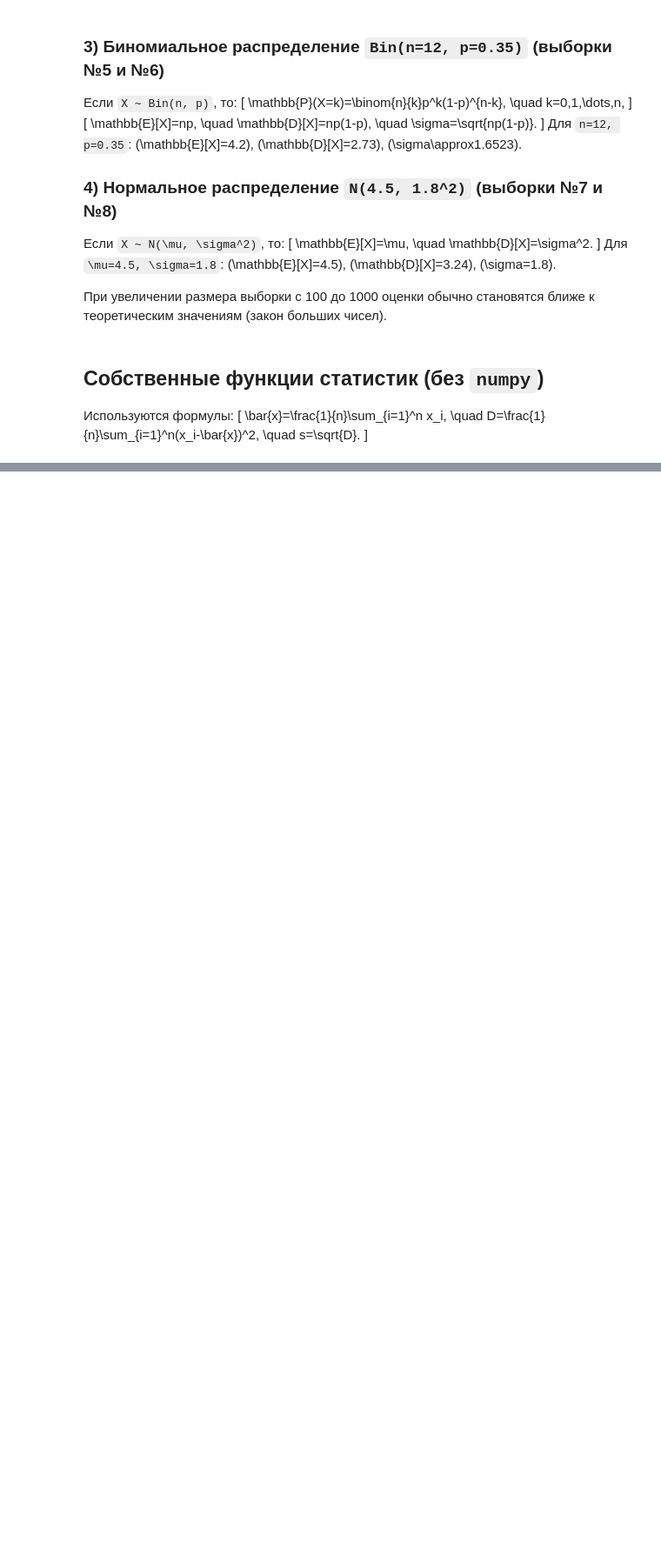
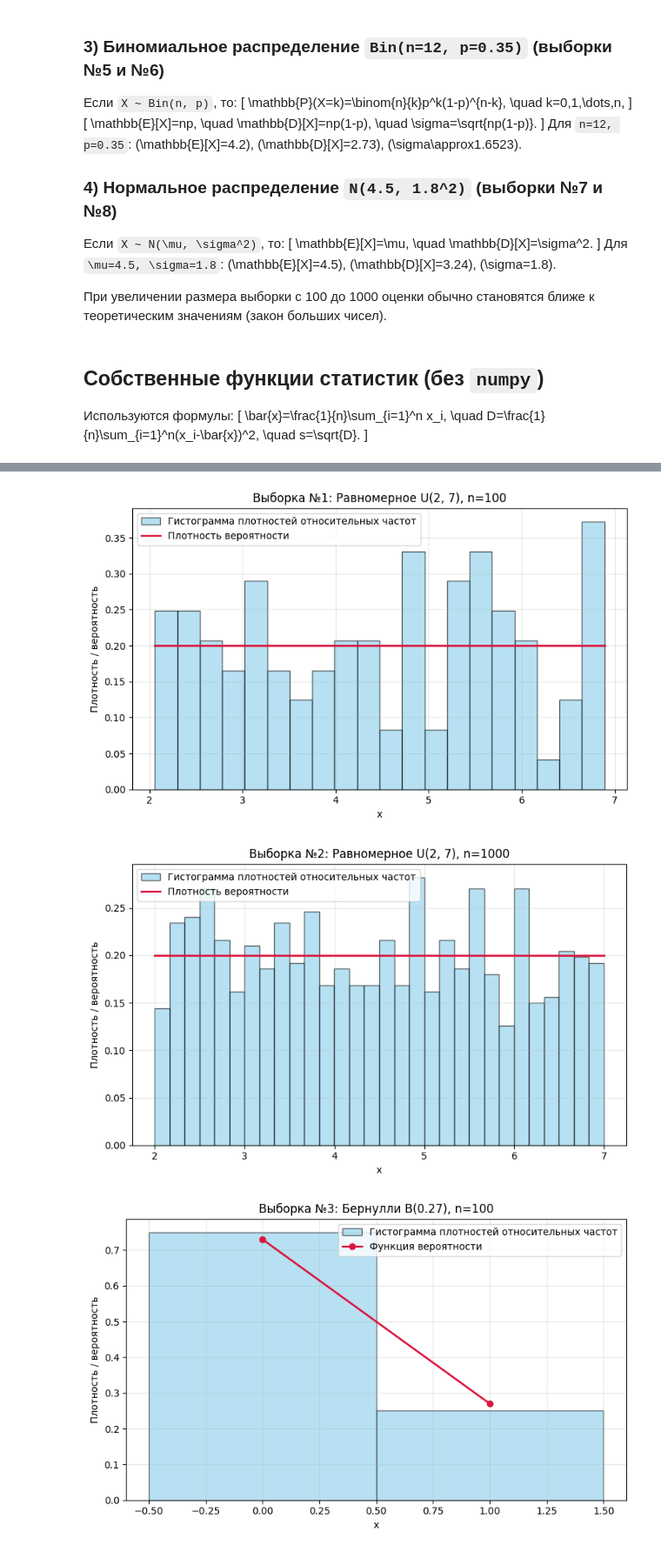
Before and after one commit to didgiffi-dvfu/6-semester, a Jupyter notebook: lab1.ipynb, the cells around one changed output, grey strips where cells are left out. Shown at 87% size. Cells and saved outputs as stored; diff of their text form; code cells hidden in the pictures; blank space fills up the shorter version.

```diff
--- a/lab1.ipynb
+++ b/lab1.ipynb
@@ -132,0 +167,70 @@ std_my = {name: std(sample,) for name, sample in samples.items()}
+# %%
+plot_config = [
+    (1, "uniform_100", "Равномерное U(2, 7), n=100", "continuous", "uniform"),
+    (2, "uniform_1000", "Равномерное U(2, 7), n=1000", "continuous", "uniform"),
+    (3, "bernoulli_100", "Бернулли B(0.27), n=100", "discrete", "bernoulli"),
+    (4, "bernoulli_1000", "Бернулли B(0.27), n=1000", "discrete", "bernoulli"),
+    (5, "binom_100", "Биномиальное Bin(12, 0.35), n=100", "discrete", "binom"),
+    (6, "binom_1000", "Биномиальное Bin(12, 0.35), n=1000", "discrete", "binom"),
+    (7, "norm_100", "Нормальное N(4.5, 1.8^2), n=100", "continuous", "norm"),
+    (8, "norm_1000", "Нормальное N(4.5, 1.8^2), n=1000", "continuous", "norm"),
+]
+
+for sample_number, sample_name, title, dist_kind, dist_name in plot_config:
+    sample = samples[sample_name]
+    plt.figure(figsize=(8, 5))
+
+    if dist_kind == "continuous":
+        bins_count = 20 if len(sample) <= 100 else 30
+        plt.hist(
+            sample,
+            bins=bins_count,
+            density=True,
+            alpha=0.6,
+            color="skyblue",
+            edgecolor="black",
+            label="Гистограмма плотностей относительных частот",
+        )
+
+        x = np.linspace(np.min(sample), np.max(sample), 400)
+        if dist_name == "uniform":
+            y = st.uniform.pdf(x, loc=2, scale=5)
+        else:
+            y = st.norm.pdf(x, loc=4.5, scale=1.8)
+
+        plt.plot(x, y, color="crimson", linewidth=2, label="Плотность вероятности")
+
+    else:
+        x_min = int(np.min(sample))
+        x_max = int(np.max(sample))
+        values = np.arange(x_min, x_max + 1)
+        bins = np.arange(x_min - 0.5, x_max + 1.5, 1)
+
+        plt.hist(
+            sample,
+            bins=bins,
+            density=True,
+            alpha=0.6,
+            color="skyblue",
+            edgecolor="black",
+            label="Гистограмма плотностей относительных частот",
+        )
+
+        if dist_name == "bernoulli":
+            p_theory = st.bernoulli.pmf(values, p=0.27)
+        else:
+            p_theory = st.binom.pmf(values, n=12, p=0.35)
+
+        plt.plot(values, p_theory, "o-", color="crimson", linewidth=2, label="Функция вероятности")
+
+    plt.title(f"Выборка №{sample_number}: {title}")
+    plt.xlabel("x")
+    plt.ylabel("Плотность / вероятность")
+    plt.grid(alpha=0.3)
+    plt.legend()
+    plt.tight_layout()
+    plt.show()
+# %% [output]
+[figure, added]
+[figure, added]
+[figure, added]
```
Also changed, not shown: parts of 4 cells of this notebook.
